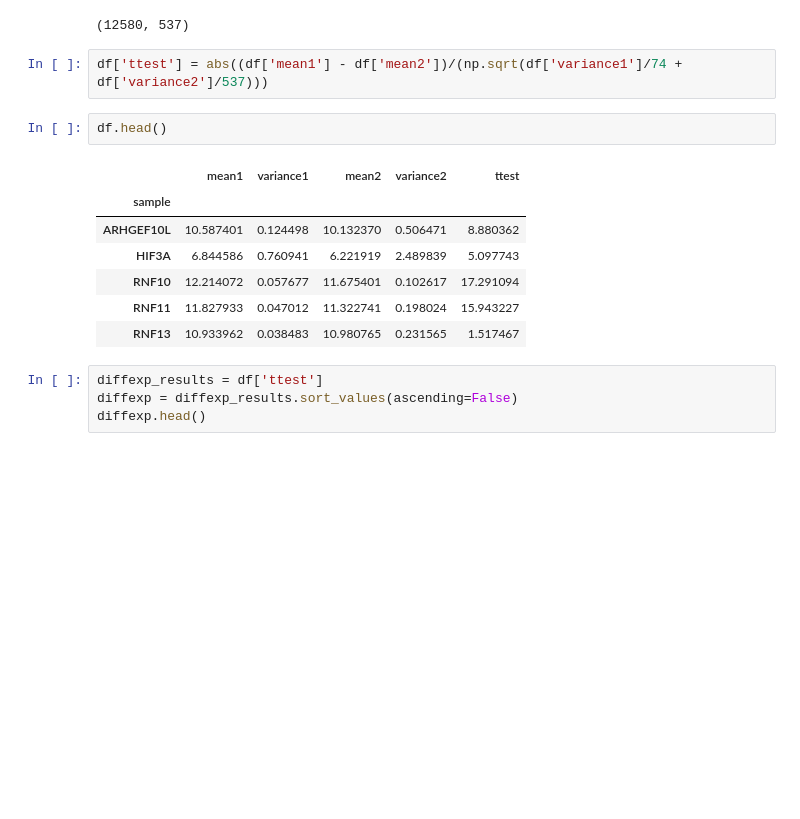
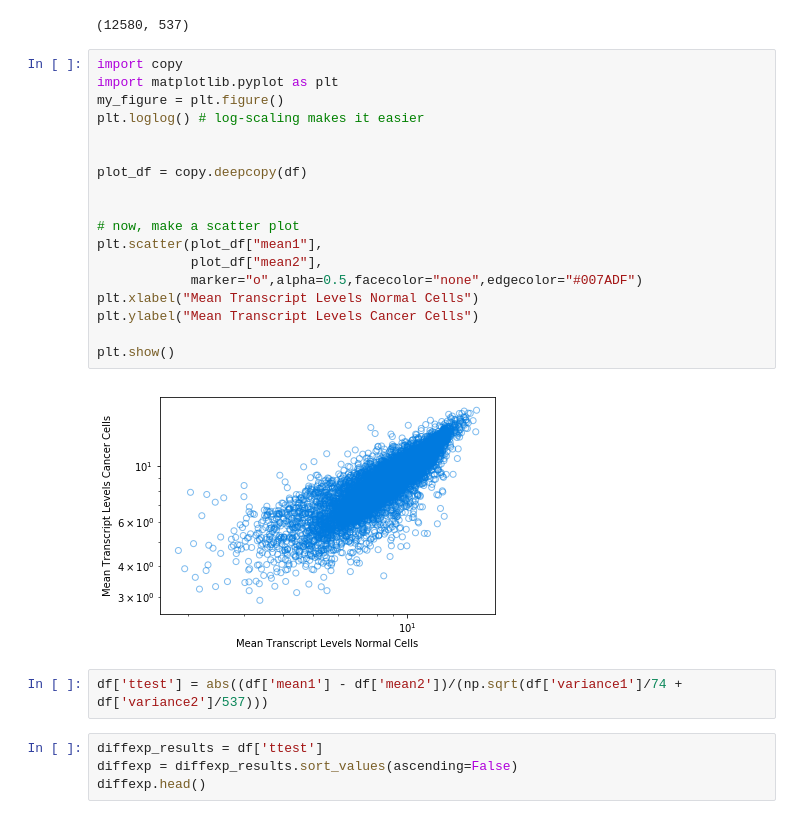
Before and after one commit to francismjenkins/Capstone_project, a Jupyter notebook: Capstone_Project.ipynb, the cells around one changed output. Saved outputs shown, nothing was run; the diff lists cells and outputs as text; blank space fills up the shorter version.

```diff
--- a/Capstone_Project.ipynb
+++ b/Capstone_Project.ipynb
@@ -223,18 +185,28 @@ df1.shape
 df2.shape
 # %% [output]
 (12580, 537)
+# %%
+import copy
+import matplotlib.pyplot as plt
+my_figure = plt.figure()
+plt.loglog() # log-scaling makes it easier
+
+
+plot_df = copy.deepcopy(df)
+
+
+# now, make a scatter plot
+plt.scatter(plot_df["mean1"],
+            plot_df["mean2"],
+            marker="o",alpha=0.5,facecolor="none",edgecolor="#007ADF")
+plt.xlabel("Mean Transcript Levels Normal Cells")
+plt.ylabel("Mean Transcript Levels Cancer Cells")
+
+plt.show()
+# %% [output]
+[figure, added]
 # %%
 df['ttest'] = abs((df['mean1'] - df['mean2'])/(np.sqrt(df['variance1']/74 + df['variance2']/537)))
-# %%
-df.head()
-# %% [output]
-|  | mean1 | variance1 | mean2 | variance2 | ttest |
-| sample |  |  |  |  |  |
-| ARHGEF10L | 10.587401 | 0.124498 | 10.132370 | 0.506471 | 8.880362 |
-| HIF3A | 6.844586 | 0.760941 | 6.221919 | 2.489839 | 5.097743 |
-| RNF10 | 12.214072 | 0.057677 | 11.675401 | 0.102617 | 17.291094 |
-| RNF11 | 11.827933 | 0.047012 | 11.322741 | 0.198024 | 15.943227 |
-| RNF13 | 10.933962 | 0.038483 | 10.980765 | 0.231565 | 1.517467 |
 # %%
 diffexp_results = df['ttest']
 diffexp = diffexp_results.sort_values(ascending=False)
```
Also changed, not shown: parts of 17 cells of this notebook.
